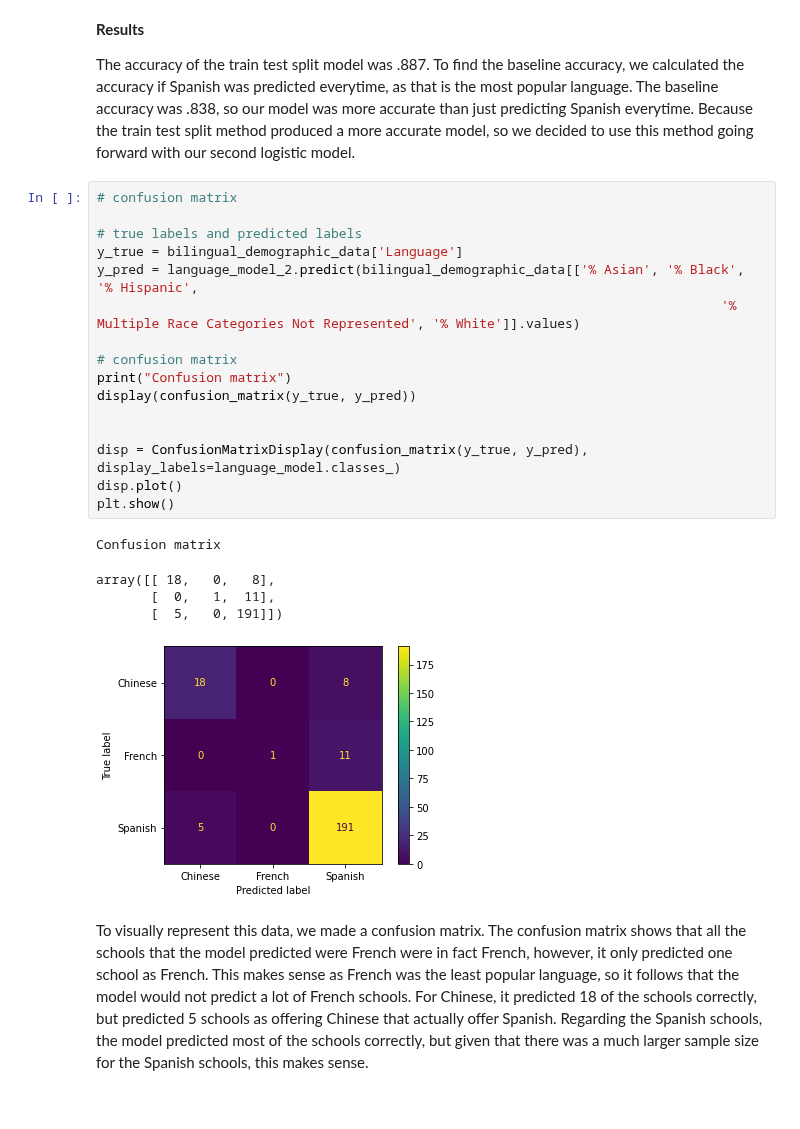
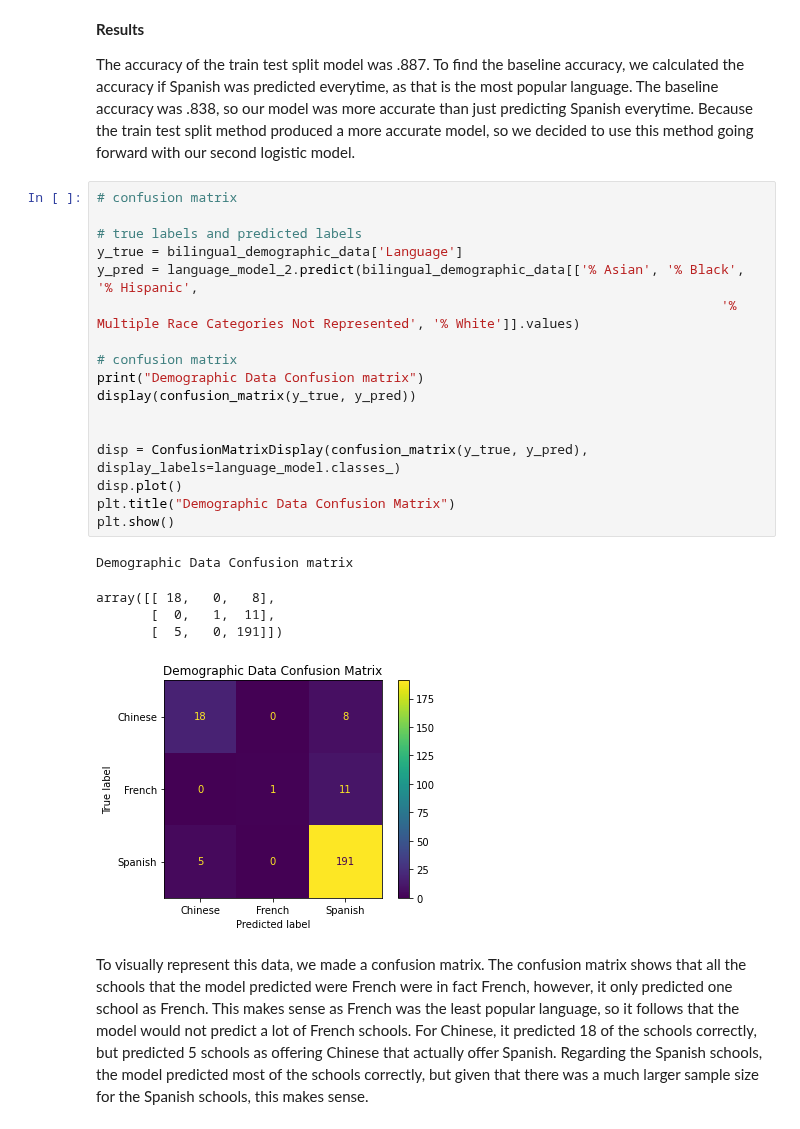
Before and after one commit to gaby-chu/info2950, a Jupyter notebook: project/phase_iv-FINAL.ipynb, the cells around one changed output. Cells and saved outputs as stored; diff of their text form.

```diff
--- a/project/phase_iv-FINAL.ipynb
+++ b/project/phase_iv-FINAL.ipynb
@@ -219,25 +219,26 @@ The accuracy of the train test split model was .887. To find the baseline accura
 # %%
 # confusion matrix
 
 # true labels and predicted labels
 y_true = bilingual_demographic_data['Language']
 y_pred = language_model_2.predict(bilingual_demographic_data[['% Asian', '% Black', '% Hispanic',
                                                                                 '% Multiple Race Categories Not Represented', '% White']].values)
 
 # confusion matrix
-print("Confusion matrix")
+print("Demographic Data Confusion matrix")
 display(confusion_matrix(y_true, y_pred))
 
 
 disp = ConfusionMatrixDisplay(confusion_matrix(y_true, y_pred), display_labels=language_model.classes_)
 disp.plot()
+plt.title("Demographic Data Confusion Matrix")
 plt.show()
 # %% [output]
-Confusion matrix
+Demographic Data Confusion matrix
 array([[ 18,   0,   8],
        [  0,   1,  11],
        [  5,   0, 191]])
-[figure, old version]
+[figure, new version]
 # %% [markdown]
 To visually represent this data, we made a confusion matrix. The confusion matrix shows that all the schools that the model predicted were French were in fact French, however, it only predicted one school as French. This makes sense as French was the least popular language, so it follows that the model would not predict a lot of French schools. For Chinese, it predicted 18 of the schools correctly, but predicted 5 schools as offering Chinese that actually offer Spanish. Regarding the Spanish schools, the model predicted most of the schools correctly, but given that there was a much larger sample size for the Spanish schools, this makes sense.
 # %%
```
Also changed, not shown: parts of 16 cells of this notebook.
